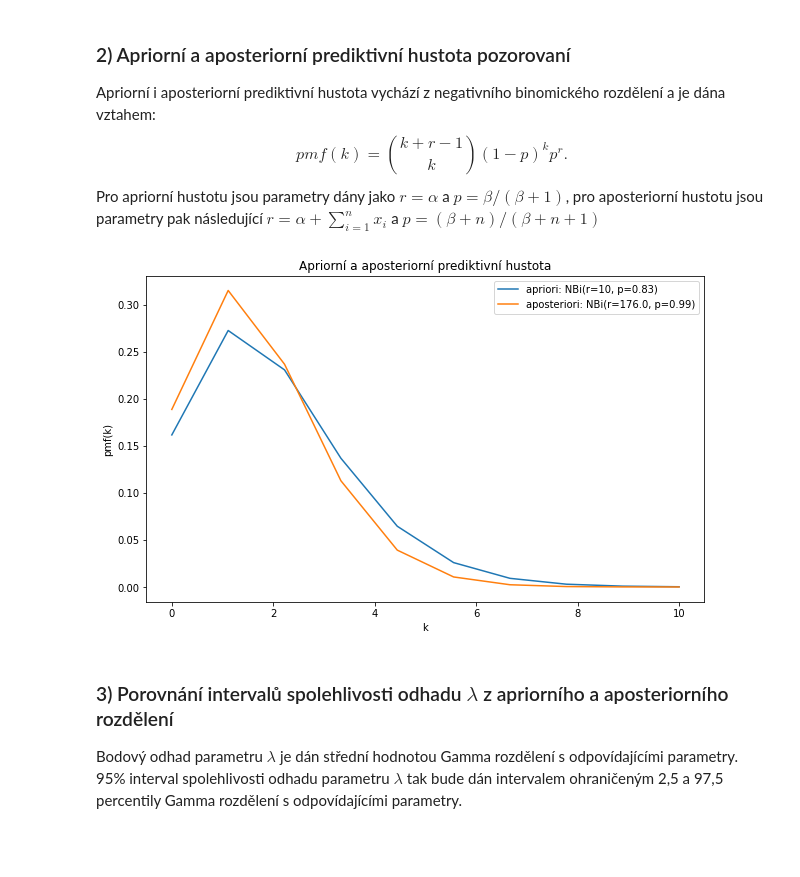
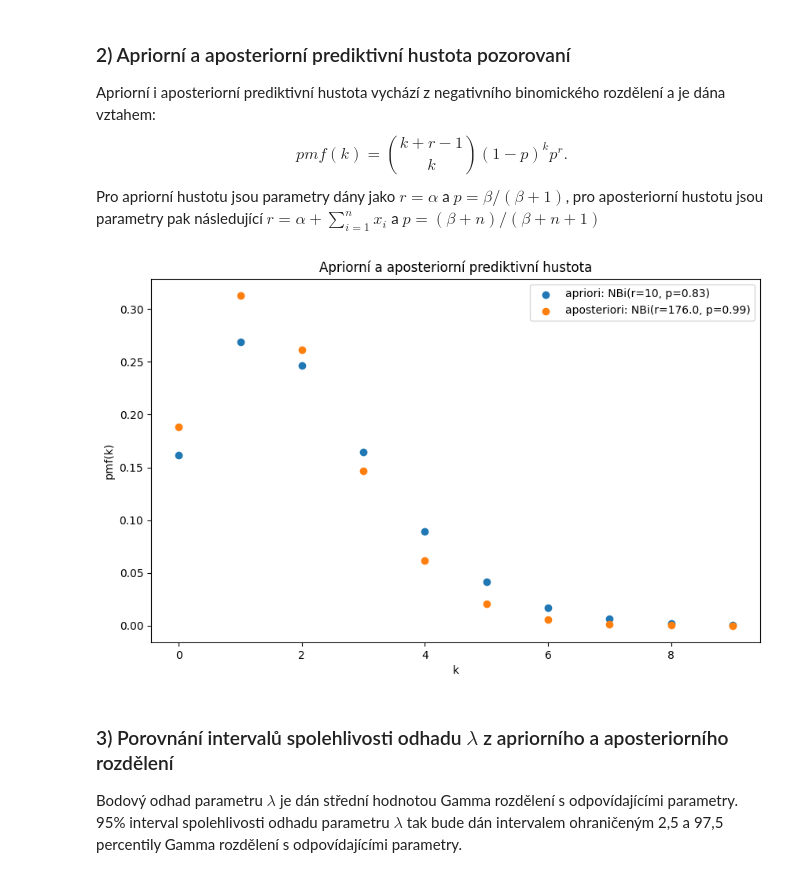
Before and after one commit to xmihol00/MSP, a Jupyter notebook: proj2/proj2.ipynb, the cells around one changed output. Saved outputs shown, nothing was run; the diff lists cells and outputs as text; code cells hidden in the pictures; blank space fills up the shorter version.

```diff
--- a/proj2/proj2.ipynb
+++ b/proj2/proj2.ipynb
@@ -61,19 +61,18 @@ $$
 Pro apriorní hustotu jsou parametry dány jako $r=\alpha$ a $p=\beta/(\beta+1)$, pro aposteriorní hustotu jsou parametry pak následující $r=\alpha + \sum^{n}_{i=1} x_i$ a $p=(\beta+n)/(\beta+n+1)$
 # %%
 plt.figure(figsize=(10, 6))
-k = np.linspace(0, 10, 10)
+k = np.linspace(0, 9, 10)
 y_apriori = st.nbinom.pmf(k, alpha_apriori, beta_apriori/(beta_apriori+1))
-observations = np.array(df1["uloha_1 a)"].dropna().values)
 y_aposteriori = st.nbinom.pmf(k, alpha_aposteriori, beta_aposteriori/(beta_aposteriori+1))
 plt.title("Apriorní a aposteriorní prediktivní hustota")
 plt.xlabel("k")
 plt.ylabel("pmf(k)")
-plt.plot(k, y_apriori, label=f"apriori: NBi(r={alpha_apriori}, p={round(beta_apriori/(beta_apriori+1), 2)})")
-plt.plot(k, y_aposteriori, label=f"aposteriori: NBi(r={alpha_aposteriori}, p={round(beta_aposteriori/(beta_aposteriori+1), 2)})")
+plt.scatter(k, y_apriori, label=f"apriori: NBi(r={alpha_apriori}, p={round(beta_apriori/(beta_apriori+1), 2)})")
+plt.scatter(k, y_aposteriori, label=f"aposteriori: NBi(r={alpha_aposteriori}, p={round(beta_aposteriori/(beta_aposteriori+1), 2)})")
 plt.legend()
 plt.show()
 # %% [output]
-[figure, old version]
+[figure, new version]
 # %% [markdown]
 ### 3) Porovnání intervalů spolehlivosti odhadu $\lambda$ z apriorního a aposteriorního rozdělení
 Bodový odhad parametru $\lambda$ je dán střední hodnotou Gamma rozdělení s odpovídajícími parametry. 95% interval spolehlivosti odhadu parametru $\lambda$ tak bude dán
```
Also changed, not shown: parts of 18 cells of this notebook.
